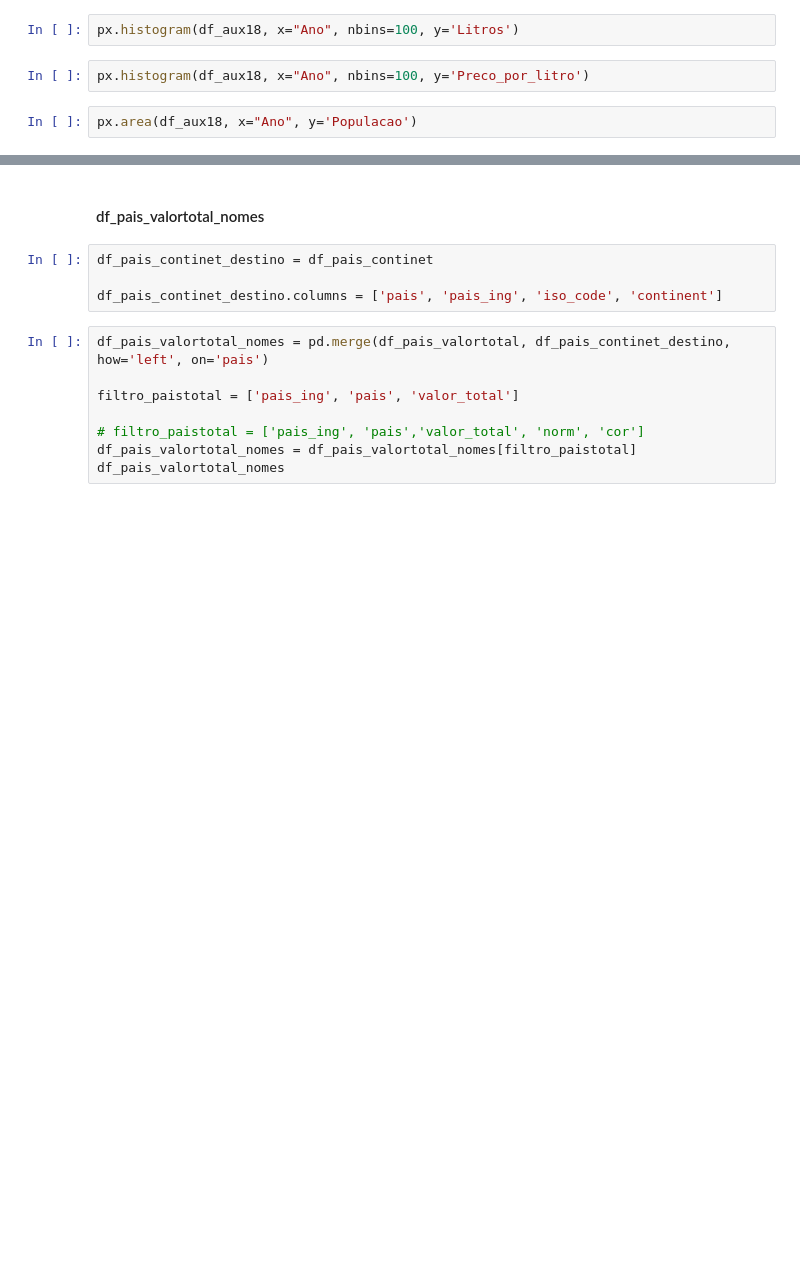
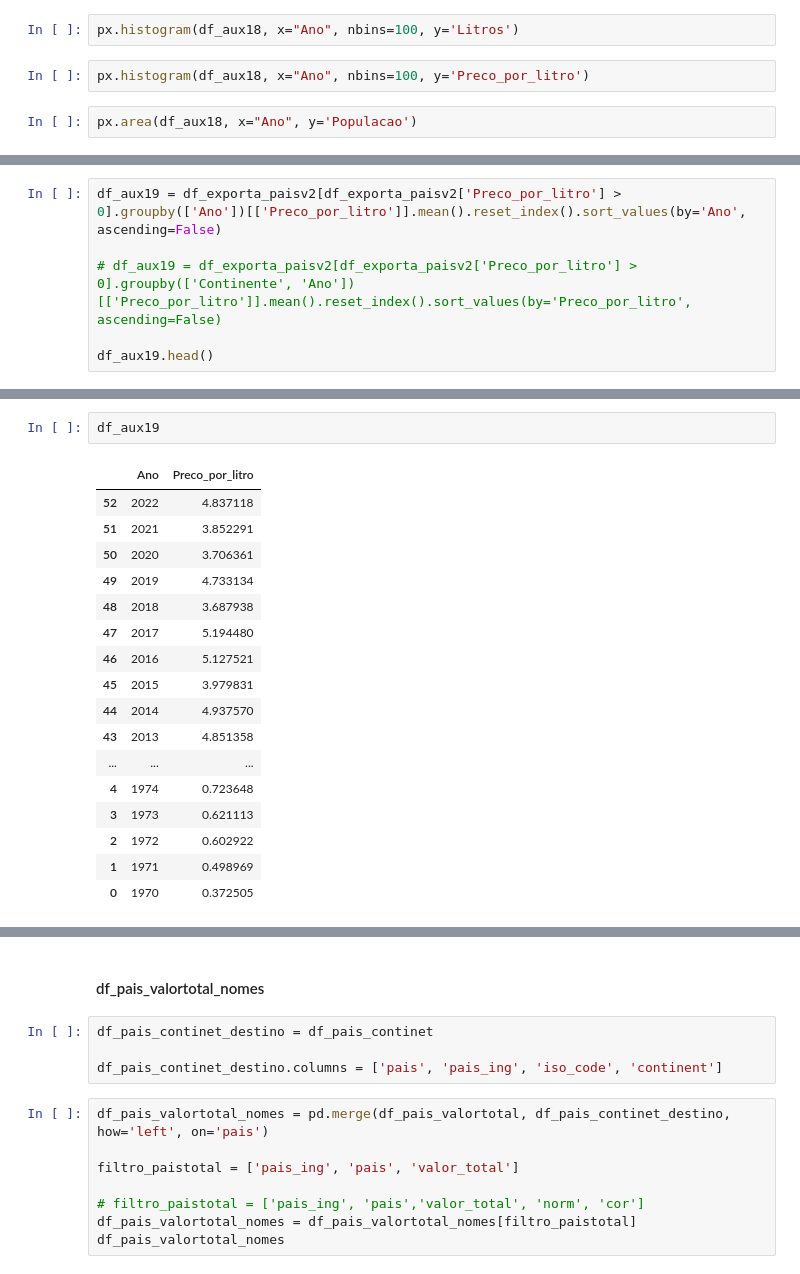
Before and after one commit to Leandro-Braga/wine_techchallenge-, a Jupyter notebook: notebook_testes/Vinicula.ipynb, the cells around one changed output, grey strips where cells are left out. Cells and saved outputs as stored; diff of their text form; blank space fills up the shorter version.

```diff
--- a/notebook_testes/Vinicula.ipynb
+++ b/notebook_testes/Vinicula.ipynb
@@ -1199,0 +1227,6 @@ px.area(df_aux18, x="Ano", y='Populacao')
+# %%
+df_aux19 = df_exporta_paisv2[df_exporta_paisv2['Preco_por_litro'] > 0].groupby(['Ano'])[['Preco_por_litro']].mean().reset_index().sort_values(by='Ano', ascending=False)
+
+# df_aux19 = df_exporta_paisv2[df_exporta_paisv2['Preco_por_litro'] > 0].groupby(['Continente', 'Ano'])[['Preco_por_litro']].mean().reset_index().sort_values(by='Preco_por_litro', ascending=False)
+
+df_aux19.head()
@@ -1199,0 +1240,20 @@ px.area(df_aux18, x="Ano", y='Populacao')
+# %%
+df_aux19
+# %% [output]
+|  | Ano | Preco_por_litro |
+| 52 | 2022 | 4.837118 |
+| 51 | 2021 | 3.852291 |
+| 50 | 2020 | 3.706361 |
+| 49 | 2019 | 4.733134 |
+| 48 | 2018 | 3.687938 |
+| 47 | 2017 | 5.194480 |
+| 46 | 2016 | 5.127521 |
+| 45 | 2015 | 3.979831 |
+| 44 | 2014 | 4.937570 |
+| 43 | 2013 | 4.851358 |
+| ... | ... | ... |
+| 4 | 1974 | 0.723648 |
+| 3 | 1973 | 0.621113 |
+| 2 | 1972 | 0.602922 |
+| 1 | 1971 | 0.498969 |
+| 0 | 1970 | 0.372505 |
```
Also changed, not shown: parts of 6 cells of this notebook, 3 other files.
